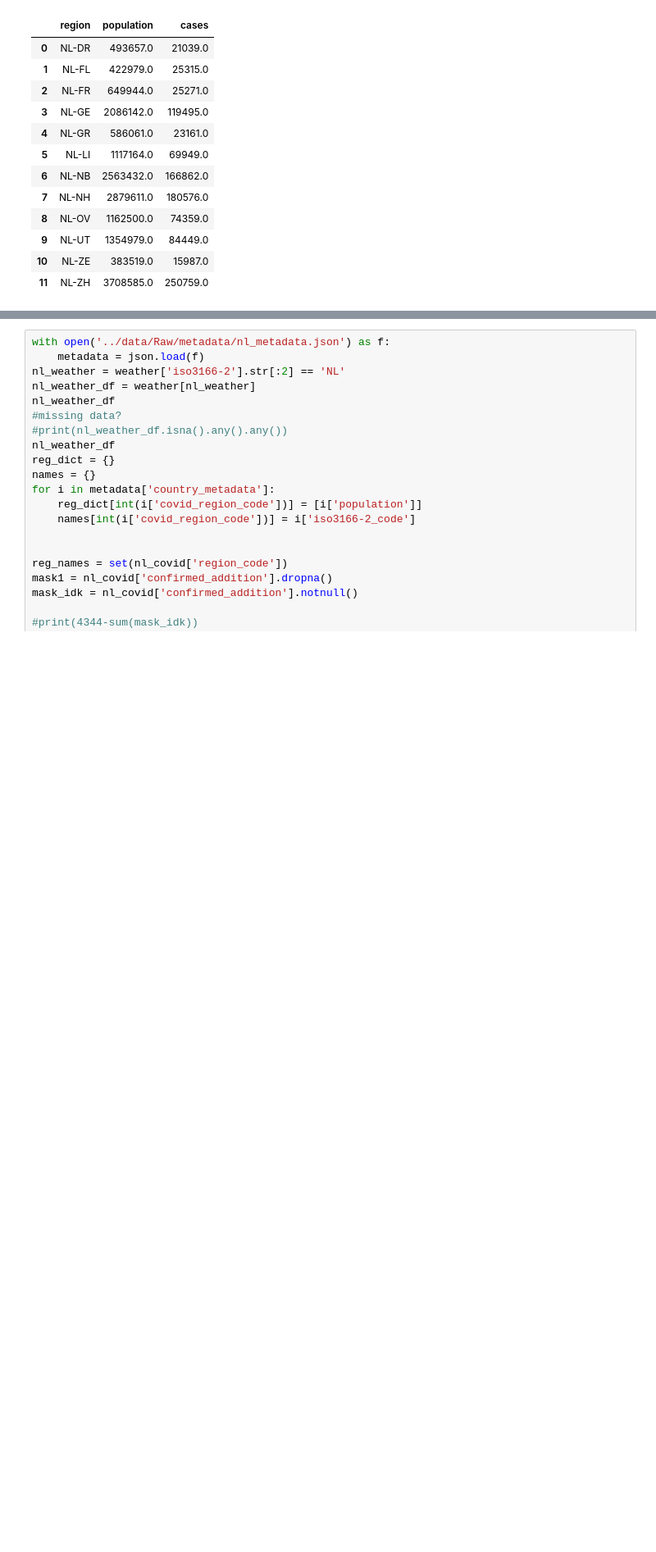
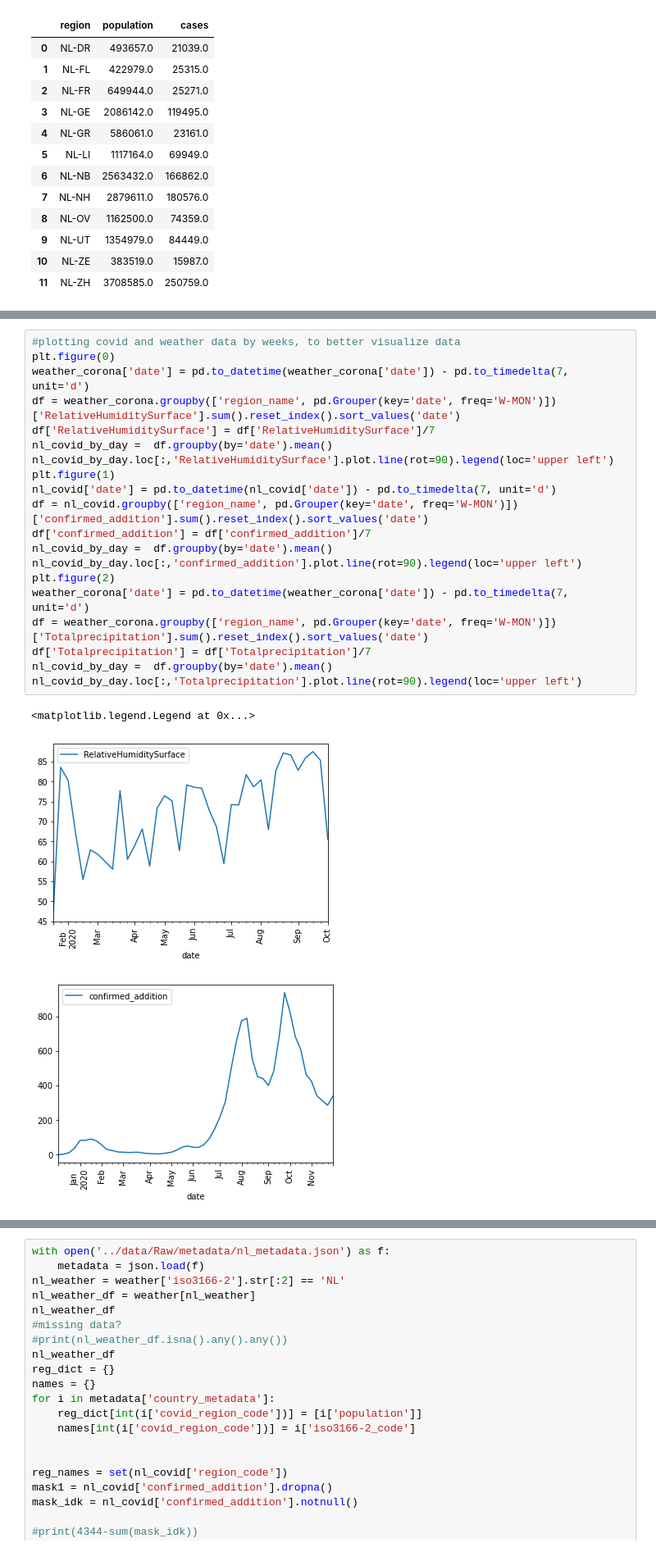
Before and after one commit to Javh2138/fyp2021p02g16, a Jupyter notebook: Notebooks/Fyp2021p02g16.ipynb, the cells around one changed output, grey strips where cells are left out. Shown at 82% size. Saved outputs shown, nothing was run; the diff lists cells and outputs as text; blank space fills up the shorter version.

```diff
--- a/Notebooks/Fyp2021p02g16.ipynb
+++ b/Notebooks/Fyp2021p02g16.ipynb
@@ -190,0 +228,24 @@ nl_covid_by_day.loc[:,'confirmed_addition'].plot.line(rot=90).legend(loc='upper
+# %%
+#plotting covid and weather data by weeks, to better visualize data
+plt.figure(0)
+weather_corona['date'] = pd.to_datetime(weather_corona['date']) - pd.to_timedelta(7, unit='d')
+df = weather_corona.groupby(['region_name', pd.Grouper(key='date', freq='W-MON')])['RelativeHumiditySurface'].sum().reset_index().sort_values('date')
+df['RelativeHumiditySurface'] = df['RelativeHumiditySurface']/7
+nl_covid_by_day =  df.groupby(by='date').mean()
+nl_covid_by_day.loc[:,'RelativeHumiditySurface'].plot.line(rot=90).legend(loc='upper left')
+plt.figure(1)
+nl_covid['date'] = pd.to_datetime(nl_covid['date']) - pd.to_timedelta(7, unit='d')
+df = nl_covid.groupby(['region_name', pd.Grouper(key='date', freq='W-MON')])['confirmed_addition'].sum().reset_index().sort_values('date')
+df['confirmed_addition'] = df['confirmed_addition']/7
+nl_covid_by_day =  df.groupby(by='date').mean()
+nl_covid_by_day.loc[:,'confirmed_addition'].plot.line(rot=90).legend(loc='upper left')
+plt.figure(2)
+weather_corona['date'] = pd.to_datetime(weather_corona['date']) - pd.to_timedelta(7, unit='d')
+df = weather_corona.groupby(['region_name', pd.Grouper(key='date', freq='W-MON')])['Totalprecipitation'].sum().reset_index().sort_values('date')
+df['Totalprecipitation'] = df['Totalprecipitation']/7
+nl_covid_by_day =  df.groupby(by='date').mean()
+nl_covid_by_day.loc[:,'Totalprecipitation'].plot.line(rot=90).legend(loc='upper left')
+# %% [output]
+<matplotlib.legend.Legend at 0x...>
+[figure, added]
+[figure, added]
```
Also changed, not shown: parts of 12 cells of this notebook.
